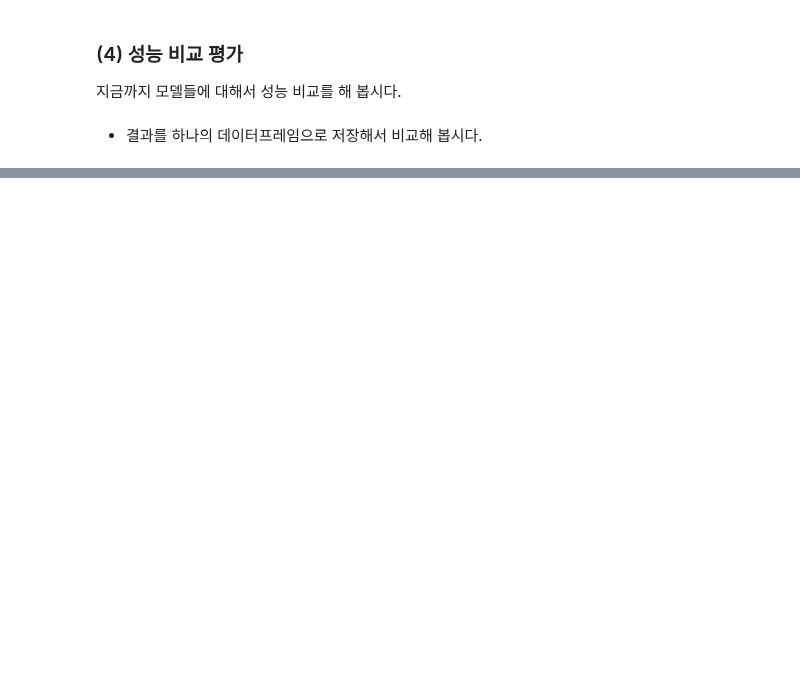
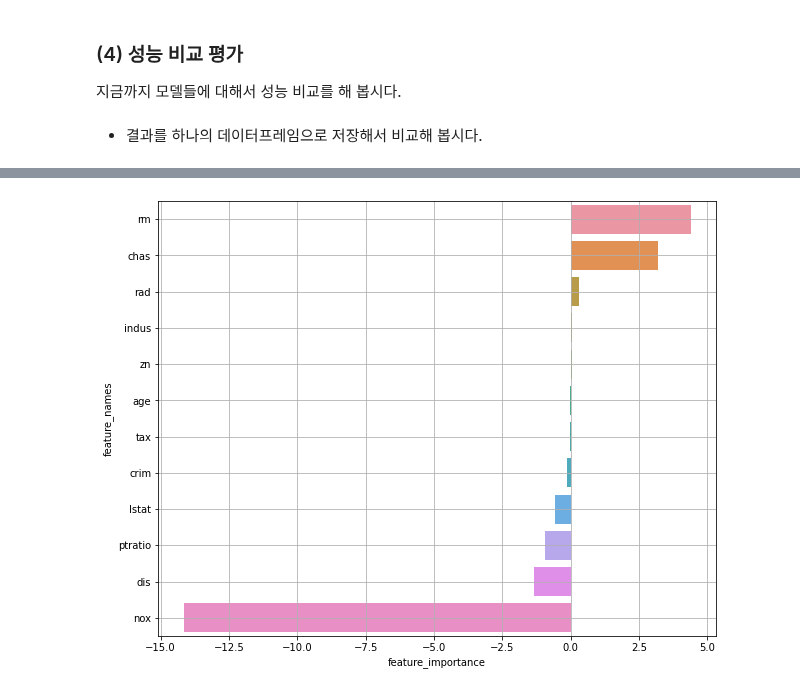
Before and after one commit to cyeongy/kt-aivle, a Jupyter notebook: [AI]머신러닝_실습자료/02과 Linear Regression.ipynb, the cells around one changed output, grey strips where cells are left out. Cells and saved outputs as stored; diff of their text form; code cells hidden in the pictures; blank space fills up the shorter version.

```diff
--- a/[AI]머신러닝_실습자료/02과 Linear Regression.ipynb
+++ b/[AI]머신러닝_실습자료/02과 Linear Regression.ipynb
@@ -204,2 +421,16 @@ x_val3 = x_val[features]
 # %% [markdown]
 ### (2) 모델5
+# %%
+target = ['lstat', 'ptratio', 'crim']
+
+x_train5 = x_train.loc[:, target]
+x_val5 = x_val.loc[:, target]
+# %%
+model5 = LinearRegression()
+
+model5.fit(x_train5, y_train)
+pred5 = model4.predict(x_val4)
+
+print(x_train5.columns.tolist())
+print(model5.coef_)
+print(model5.intercept_)
@@ -206,2 +477,13 @@ x_val3 = x_val[features]
 # %% [markdown]
 ### (3) 모델6
+# %%
+# 전체 데이터 사용
+
+model6 = LinearRegression()
+
+model6.fit(x_train, y_train)
+pred6 = model6.predict(x_val)
+
+print(x_train.columns.to_list())
+print(model6.coef_)
+print(model6.intercept_)
@@ -212,0 +559,21 @@ x_val3 = x_val[features]
+# %%
+def plot_feature_importance(importance, names):
+    feature_importance = np.array(importance)
+    feature_names = np.array(names)
+
+    data = {'feature_names': feature_names, 'feature_importance':feature_importance}
+    fi_df = pd.DataFrame(data)
+
+    fi_df.sort_values(by = ['feature_importance'], ascending=False, inplace=True)
+    fi_df.reset_index(drop=True, inplace=True)
+
+    plt.figure(figsize=(10, 8))
+    r = sns.barplot(y = 'feature_names', x = 'feature_importance', data=fi_df)
+
+    plt.grid()
+    plt.show()
+    return r
+# %%
+plot_feature_importance(model6.coef_, list(x_train))
+# %% [output]
+[figure, added]
```
Also changed, not shown: parts of 67 cells of this notebook.
